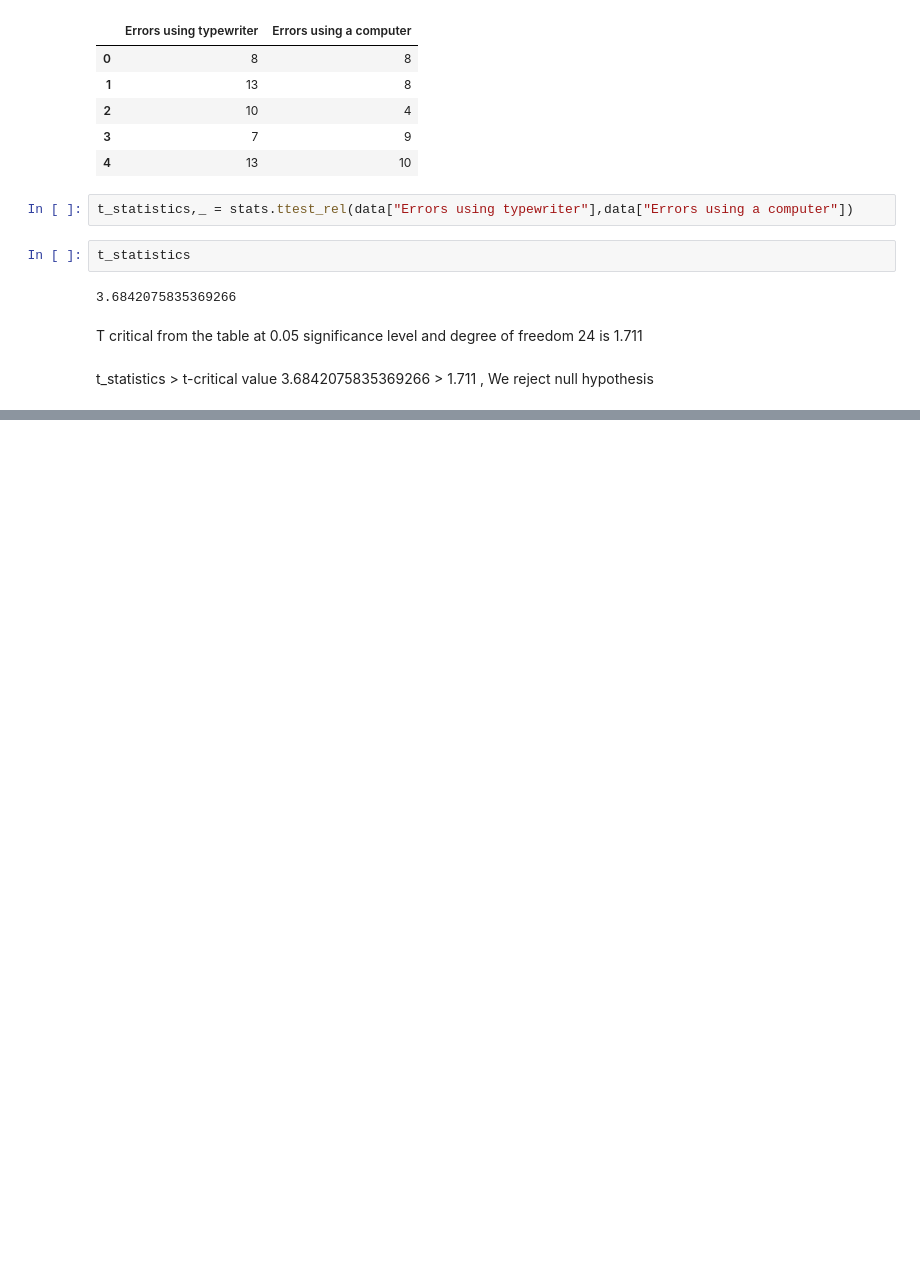
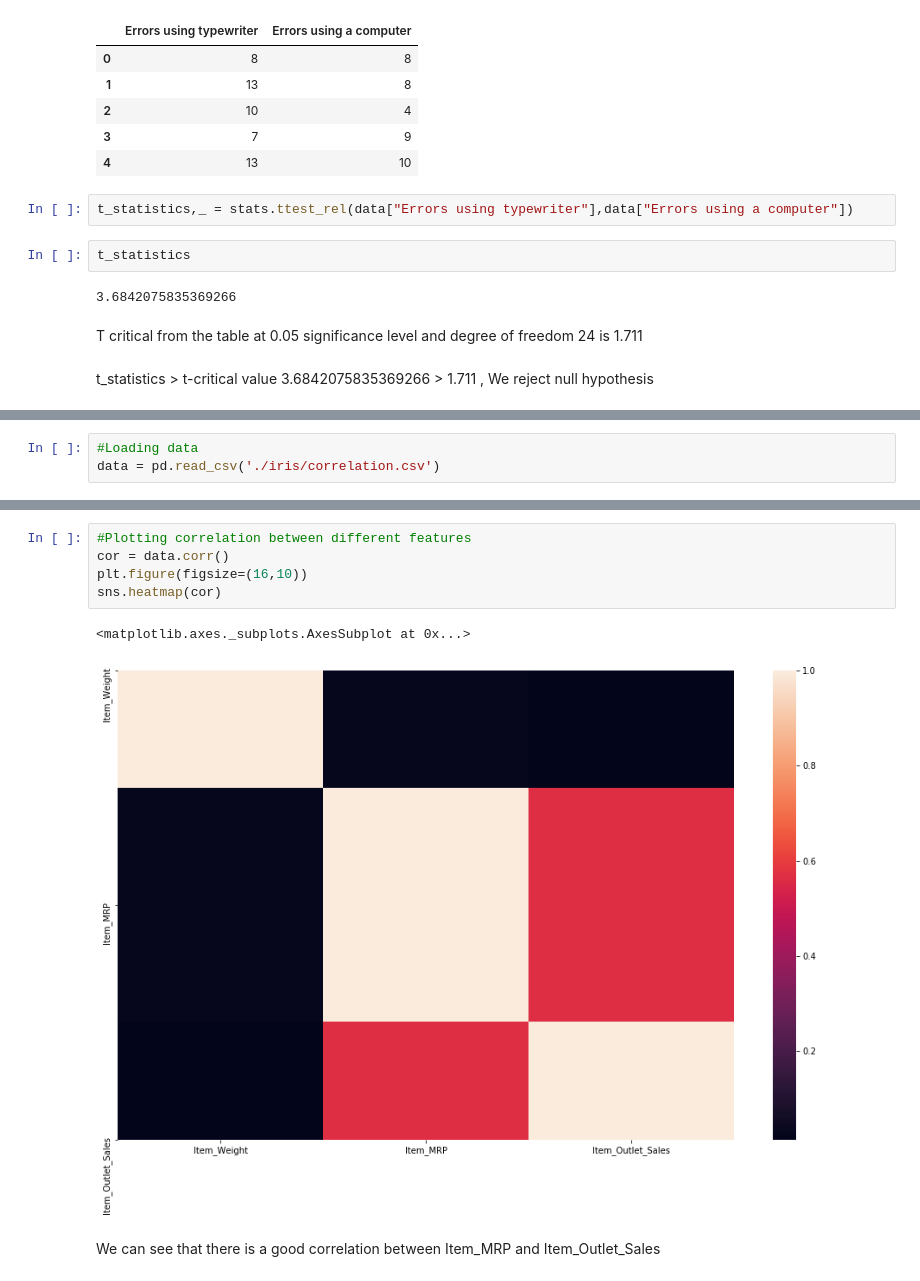
Before and after one commit to sntshred/DataScience, a Jupyter notebook: Operators.ipynb, the cells around one changed output, grey strips where cells are left out. Saved outputs shown, nothing was run; the diff lists cells and outputs as text; blank space fills up the shorter version.

Commit message:
Two sample T test, Chi square test, correlation

```diff
--- a/Operators.ipynb
+++ b/Operators.ipynb
@@ -1341,0 +1417,3 @@ t_statistics > t-critical value
+# %%
+#Loading data
+data = pd.read_csv('./iris/correlation.csv')
@@ -1341,0 +1466,10 @@ t_statistics > t-critical value
+# %%
+#Plotting correlation between different features
+cor = data.corr()
+plt.figure(figsize=(16,10))
+sns.heatmap(cor)
+# %% [output]
+<matplotlib.axes._subplots.AxesSubplot at 0x...>
+[figure, added]
+# %% [markdown]
+We can see that there is a good correlation between Item_MRP and Item_Outlet_Sales
```
Also changed, not shown: parts of 22 cells of this notebook, 4 other files.
